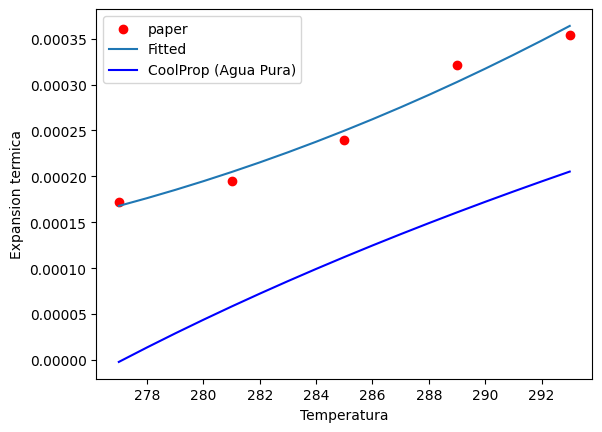
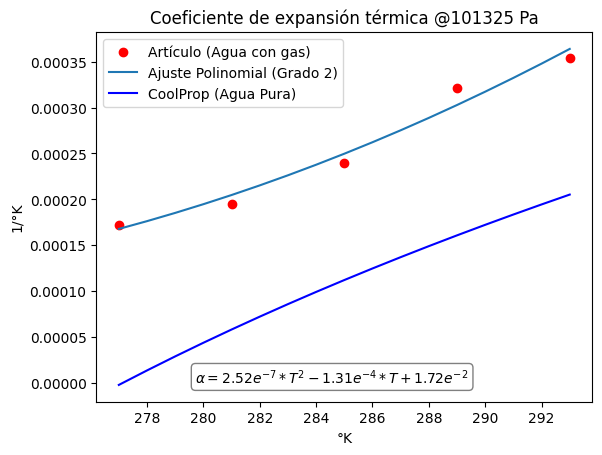
Unified diff of the notebook cell whose output changed from the first chart to the second:
--- before
+++ after
@@ -1,7 +1,15 @@
 fig, ax = plt.subplots()
-ax.scatter(T,ap, label = "paper", color = "red")
-ax.plot(Trange, ap_fit, label = "Fitted")
+ax.scatter(T,ap, label = "Artículo (Agua con gas)", color = "red")
+ax.plot(Trange, ap_fit, label = "Ajuste Polinomial (Grado 2)")
 ax.plot(Trange, ap_coolprop, label="CoolProp (Agua Pura)", color="blue")
-ax.set_ylabel("Expansion termica")
-ax.set_xlabel("Temperatura");
+ax.set_ylabel("1/°K")
+ax.set_xlabel("°K");
+ax.annotate(
+text=r"$\alpha = 2.52e^{-7} * T^2 - 1.31e^{-4} *T + 1.72e^{-2}$",
+    xy=(0.2, 0.05),              # (X, Y) Posición: 5% a la derecha, 5% hacia arriba
+    xycoords='axes fraction',     # Las coordenadas son relativas al tamaño del gráfico
+    fontsize=10,                  # Opcional: tamaño de la letra
+    bbox=dict(boxstyle="round,pad=0.3", fc="white", ec="gray", lw=1) # Opcional: le pone una cajita de fondo
+)
+ax.set_title("Coeficiente de expansión térmica @101325 Pa")
 ax.legend();

Commit: asd